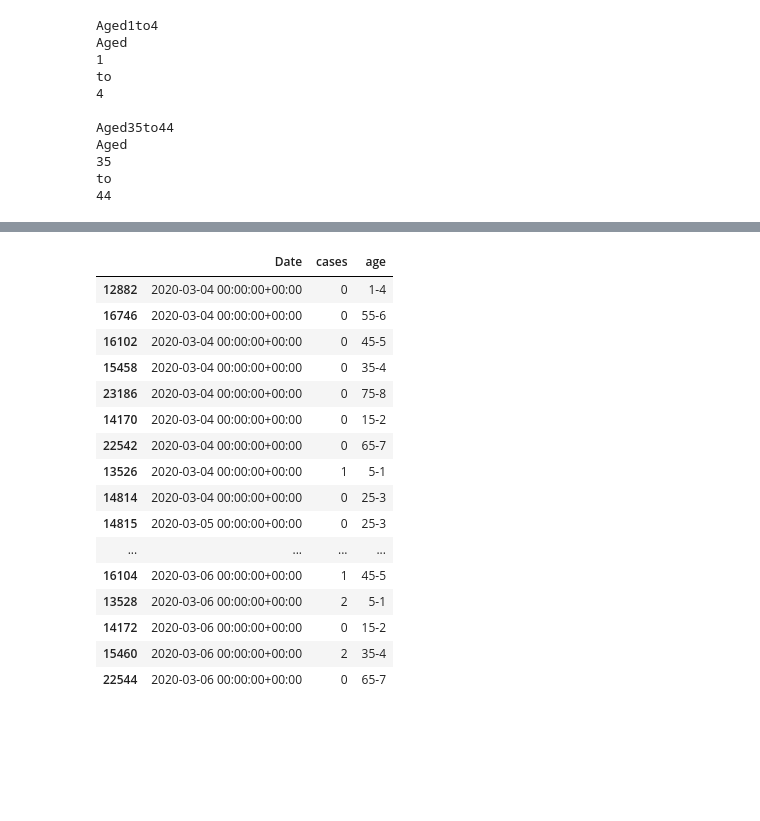
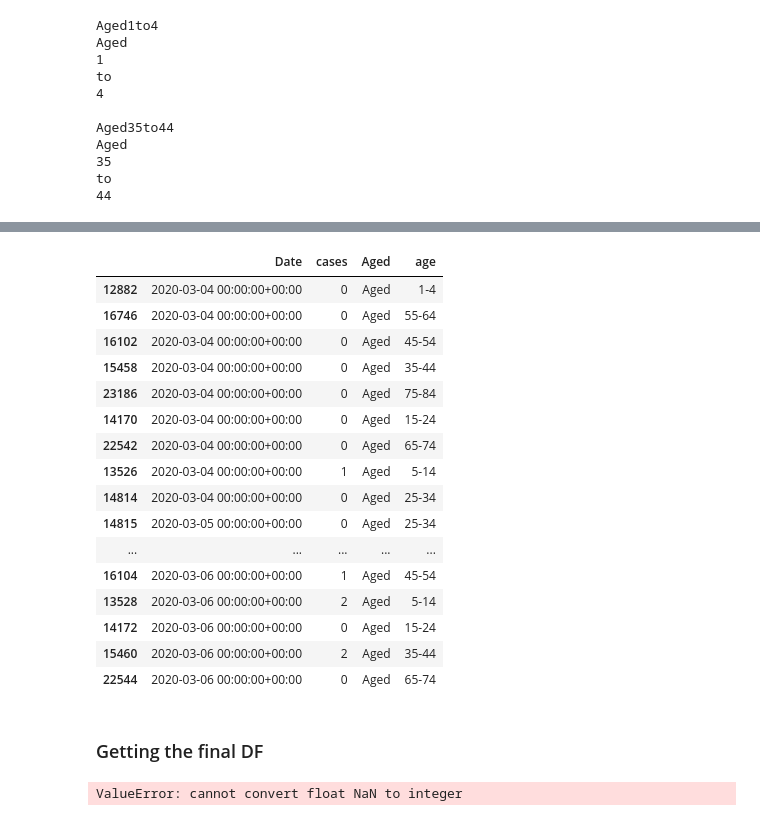
Before and after one commit to kjonina/Presenting-Covid19-using-Flask, a Jupyter notebook: CA3_c00278440_tidy_data.ipynb, the cells around one changed output, grey strips where cells are left out. Saved outputs shown, nothing was run; the diff lists cells and outputs as text; code cells hidden in the pictures; blank space fills up the shorter version.

```diff
--- a/CA3_c00278440_tidy_data.ipynb
+++ b/CA3_c00278440_tidy_data.ipynb
@@ -360,7 +360,7 @@ Aged
 to
 44
 # %%
-tmp_df = aged_df["column"].str.extract("(\D+)(\d+)(\D{2})(\d)", expand=False)
+tmp_df = aged_df["column"].str.extract("(\D+)(\d+)(\D{2})(\d+)", expand=False)
 
 
 # Name columns
@@ -375,30 +390,43 @@ KeyError: 'column'
 # %%
 # Merge
-aged_df = pd.concat([df, tmp_df], axis=1)
+aged_df = pd.concat([aged_df, tmp_df], axis=1)
 
 # Drop unnecessary columns and rows
-aged_df = aged_df.drop(['column',"Aged","age_lower","to","age_upper" ], axis=1)
+aged_df = aged_df.drop(['column',"age_lower","to","age_upper" ], axis=1)
 aged_df = aged_df.dropna()
 aged_df = aged_df.sort_values(ascending = True,by = ["Date"])
 aged_df["cases"] = aged_df["cases"].astype(int)
 aged_df.head(25)
 # %% [output]
-|  | Date | cases | age |
-| 12882 | 2020-03-04 00:00:00+00:00 | 0 | 1-4 |
-| 16746 | 2020-03-04 00:00:00+00:00 | 0 | 55-6 |
-| 16102 | 2020-03-04 00:00:00+00:00 | 0 | 45-5 |
-| 15458 | 2020-03-04 00:00:00+00:00 | 0 | 35-4 |
-| 23186 | 2020-03-04 00:00:00+00:00 | 0 | 75-8 |
-| 14170 | 2020-03-04 00:00:00+00:00 | 0 | 15-2 |
-| 22542 | 2020-03-04 00:00:00+00:00 | 0 | 65-7 |
-| 13526 | 2020-03-04 00:00:00+00:00 | 1 | 5-1 |
-| 14814 | 2020-03-04 00:00:00+00:00 | 0 | 25-3 |
-| 14815 | 2020-03-05 00:00:00+00:00 | 0 | 25-3 |
-| ... | ... | ... | ... |
-| 16104 | 2020-03-06 00:00:00+00:00 | 1 | 45-5 |
-| 13528 | 2020-03-06 00:00:00+00:00 | 2 | 5-1 |
-| 14172 | 2020-03-06 00:00:00+00:00 | 0 | 15-2 |
-| 15460 | 2020-03-06 00:00:00+00:00 | 2 | 35-4 |
-| 22544 | 2020-03-06 00:00:00+00:00 | 0 | 65-7 |
+|  | Date | cases | Aged | age |
+| 12882 | 2020-03-04 00:00:00+00:00 | 0 | Aged | 1-4 |
+| 16746 | 2020-03-04 00:00:00+00:00 | 0 | Aged | 55-64 |
+| 16102 | 2020-03-04 00:00:00+00:00 | 0 | Aged | 45-54 |
+| 15458 | 2020-03-04 00:00:00+00:00 | 0 | Aged | 35-44 |
+| 23186 | 2020-03-04 00:00:00+00:00 | 0 | Aged | 75-84 |
+| 14170 | 2020-03-04 00:00:00+00:00 | 0 | Aged | 15-24 |
+| 22542 | 2020-03-04 00:00:00+00:00 | 0 | Aged | 65-74 |
+| 13526 | 2020-03-04 00:00:00+00:00 | 1 | Aged | 5-14 |
+| 14814 | 2020-03-04 00:00:00+00:00 | 0 | Aged | 25-34 |
+| 14815 | 2020-03-05 00:00:00+00:00 | 0 | Aged | 25-34 |
+| ... | ... | ... | ... | ... |
+| 16104 | 2020-03-06 00:00:00+00:00 | 1 | Aged | 45-54 |
+| 13528 | 2020-03-06 00:00:00+00:00 | 2 | Aged | 5-14 |
+| 14172 | 2020-03-06 00:00:00+00:00 | 0 | Aged | 15-24 |
+| 15460 | 2020-03-06 00:00:00+00:00 | 2 | Aged | 35-44 |
+| 22544 | 2020-03-06 00:00:00+00:00 | 0 | Aged | 65-74 |
+# %% [markdown]
+### Getting the final DF
+# %%
+# Merge
+df = pd.concat([df, aged_df])
+df = pd.concat([df, hospitalised_df])
+
+# Drop unnecessary columns and rows
+df = df.sort_values(ascending = True,by = ["Date"])
+df["cases"] = df["cases"].astype(int)
+df.head(25)
+# %% [output]
+ValueError: cannot convert float NaN to integer
 # %%
 #df.to_csv(r"df.csv", index =  False)
```
Also changed, not shown: parts of 7 cells of this notebook.
